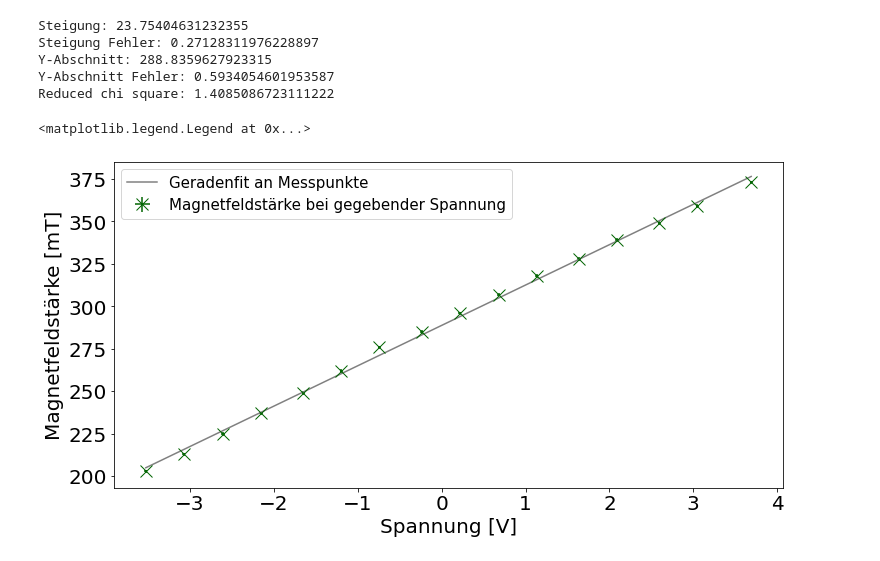
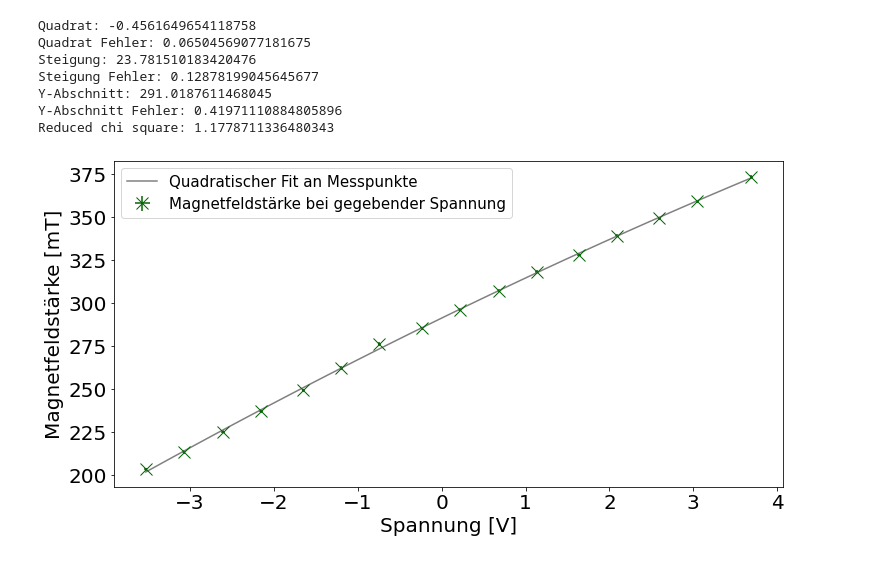
Before and after one commit to Skylake143/Fortgeschrittenenpraktikum, a Jupyter notebook: B10Elektronenspin/Magnetfeldkalibration.ipynb, the cells around one changed output. Saved outputs shown, nothing was run; the diff lists cells and outputs as text; code cells hidden in the pictures.

```diff
--- a/B10Elektronenspin/Magnetfeldkalibration.ipynb
+++ b/B10Elektronenspin/Magnetfeldkalibration.ipynb
@@ -38,8 +38,8 @@ parameters = {'xtick.labelsize': 20, 'ytick.labelsize': 20}
 plt.rcParams.update(parameters)
 
 #Linearfit
-def line(x, a, b):
-    return a + x * b
+def line(x, a, b, c):
+    return a + x * b + x**2 * c
 
 #Reduced chi square
 def redchisqr(ydata, yfit, deg=2, sd=None):
@@ -131,36 +140,41 @@ Reduced chi square: 1.835854006044807
 # %%
 #Magnetfeld fit aufsteigend nachher
 fig, ax = plt.subplots(figsize=(12,6))
 
 #Name for axis
 ax.set_xlabel('Spannung [V]', fontsize=20)
 ax.set_ylabel('Magnetfeldstärke [mT]', fontsize=20)
 #Plotten der unskalierten Kurven
 #ax.plot(spannung_transformed_auf_nach, magnetfeldstaerke_auf_nach,'o',markersize=3, color = "lightblue",label = "Magnetfeldkalibrierung bei ansteigender Spannung nach Experiment")
 
 params, cov = optimize.curve_fit(line,spannung_transformed_auf_nach, magnetfeldstaerke_auf_nach)
 x_fit = np.linspace(spannung_transformed_auf_nach[0],spannung_transformed_auf_nach[np.size(spannung_transformed_auf_nach)-1])
 ax.errorbar(spannung_transformed_auf_nach, magnetfeldstaerke_auf_nach, xerr=spannung_fehler, yerr=magnetfeld_fehler,fmt='x',markersize=12, color = "darkgreen",label = "Magnetfeldstärke bei gegebender Spannung")
-y_fit = line(x_fit, params[0], params[1])
-y_fit_chi = line(spannung_transformed_auf_nach, params[0], params[1])
-ax.plot(x_fit, y_fit, color = "grey", label="Geradenfit an Messpunkte")
-reduced_chi_sqare = redchisqr(magnetfeldstaerke_auf_nach, y_fit_chi, 1, 2)
+y_fit = line(x_fit, params[0], params[1], params[2])
+y_fit_chi = line(spannung_transformed_auf_nach, params[0], params[1], params[2])
+ax.plot(x_fit, y_fit, color = "grey", label="Quadratischer Fit an Messpunkte")
+reduced_chi_sqare = redchisqr(magnetfeldstaerke_auf_nach, y_fit_chi, 1, 1)
 
+print("Quadrat:",params[2])
+print("Quadrat Fehler:", np.sqrt(cov[2,2]))
 print("Steigung:",params[1])
 print("Steigung Fehler:", np.sqrt(cov[1,1]))
 print("Y-Abschnitt:", params[0])
 print("Y-Abschnitt Fehler:",np.sqrt(cov[0,0]))
 print("Reduced chi square:", reduced_chi_sqare)
 
 ax.legend(fontsize=15)
+plt.show()
+fig.savefig('MagnetfeldfitAnsteigendNachher.png')
 # %% [output]
-Steigung: 23.75404631232355
-Steigung Fehler: 0.27128311976228897
-Y-Abschnitt: 288.8359627923315
-Y-Abschnitt Fehler: 0.5934054601953587
-Reduced chi square: 1.4085086723111222
+Quadrat: -0.4561649654118758
+Quadrat Fehler: 0.06504569077181675
+Steigung: 23.781510183420476
+Steigung Fehler: 0.12878199045645677
+Y-Abschnitt: 291.0187611468045
+Y-Abschnitt Fehler: 0.41971110884805896
+Reduced chi square: 1.1778711336480343
-<matplotlib.legend.Legend at 0x...>
-[figure, old version]
+[figure, new version]
 # %%
 #Magnetfeld fit absteigend nachher
 fig, ax = plt.subplots(figsize=(12,6))
```
Also changed, not shown: parts of 3 cells of this notebook, 7 other files.
